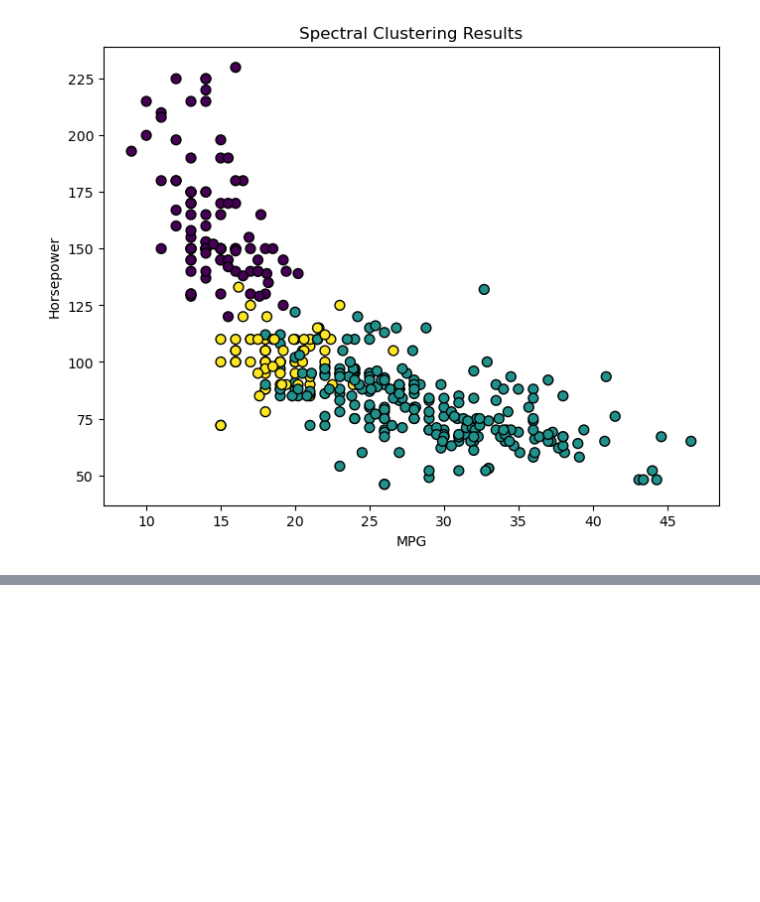
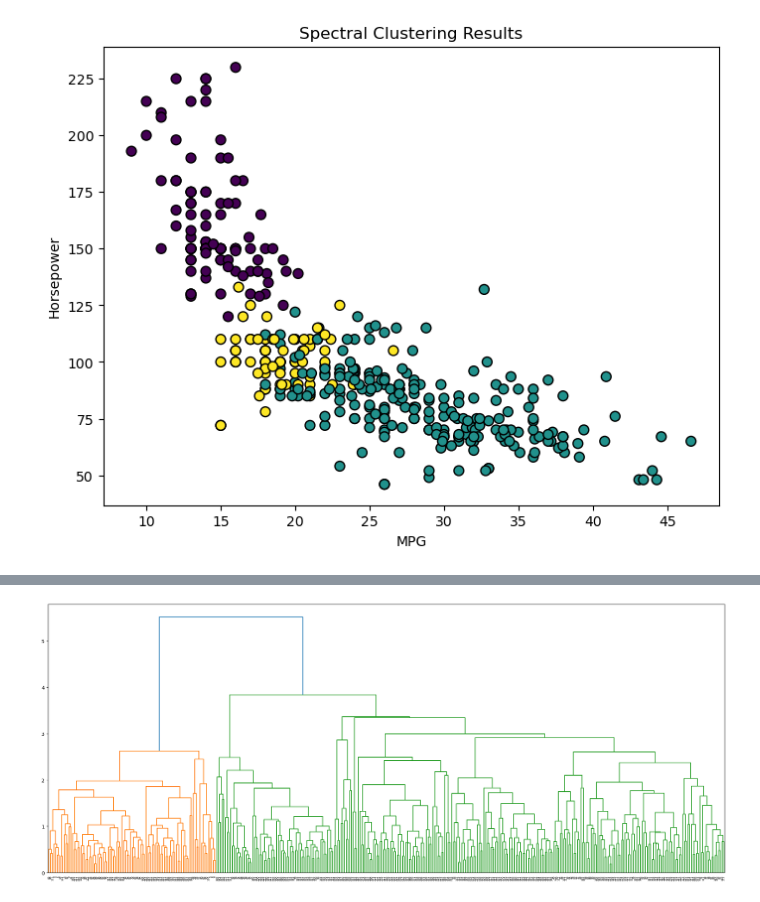
Before and after one commit to Amey1398/Unveiling-Efficiency-Patterns-in-Automobiles, a Jupyter notebook: code.ipynb, the cells around one changed output, grey strips where cells are left out. Cells and saved outputs as stored; diff of their text form; code cells hidden in the pictures; blank space fills up the shorter version.

```diff
--- a/code.ipynb
+++ b/code.ipynb
@@ -384,0 +388,5 @@ plt.show()
+# %%
+
+#removing the cluster_K column
+df.drop('cluster_K', axis=1, inplace=True)
+df
@@ -384,0 +407,4 @@ plt.show()
+# %%
+#standardized feature scaling
+df_scaled_h=df.apply(zscore)
+df_scaled_h.head()
@@ -384,0 +418,10 @@ plt.show()
+# %%
+#calculating pairwise distance using average linkage method
+link_method = linkage(df_scaled_h, method = 'average')
+# %%
+#plotting the H-cluster
+plt.figure(figsize=(25, 10))
+dendrogram(link_method)
+plt.show()
+# %% [output]
+[figure, added]
```
Also changed, not shown: parts of 19 cells of this notebook.
